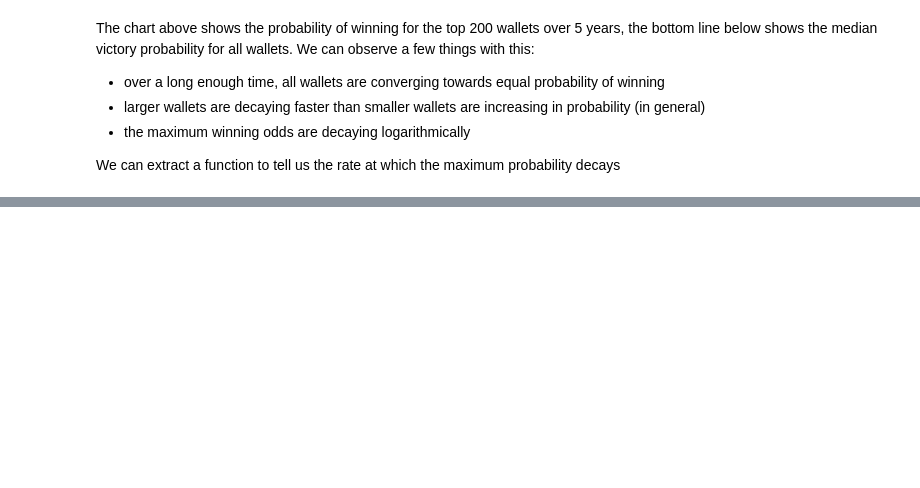
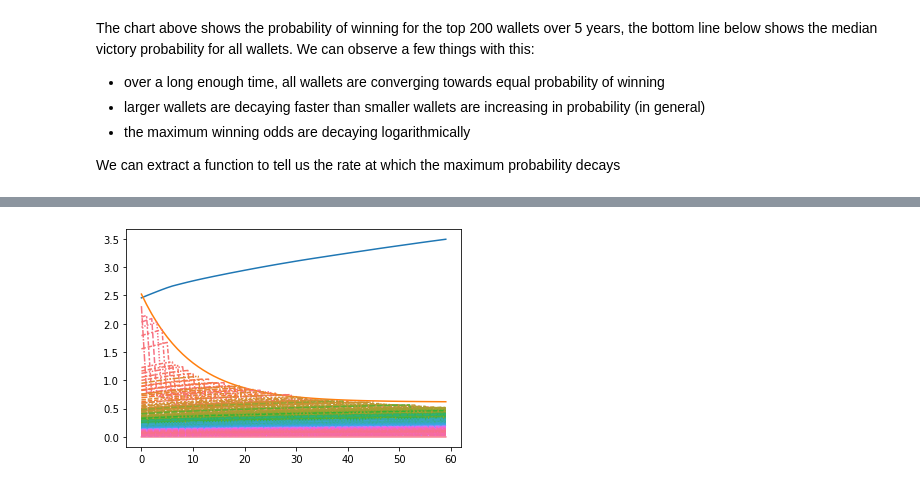
Before and after one commit to BryanEastman/ICPCs-Raffle, a Jupyter notebook: ICPCs Reward Distributions.ipynb, the cells around one changed output, grey strips where cells are left out. Cells and saved outputs as stored; diff of their text form; code cells hidden in the pictures; blank space fills up the shorter version.

Commit message:
made the data a little more reusable, demonstrated the first strategy

```diff
--- a/ICPCs Reward Distributions.ipynb
+++ b/ICPCs Reward Distributions.ipynb
@@ -120,4 +124,8 @@ pages parsed: 2 for account: …5284e1, 100.00% finished
 # %%
+# save data to json file
+data_json = os.path.join(os.getcwd(), 'data_json.json')
+with open(data_json, 'w') as file:
+    json.dump(avg_nri, file)
 # assign ti_exp to a dict by acct
 avg_ti_exp = {v: avg_nri[v]['ti_exp'] for v in avg_nri}
 # %%
@@ -293,0 +308,23 @@ Our overall strategy to maximize return and minimize the loss incurred by winnin
+# %%
+with open((os.path.join(os.getcwd(),'data_json.json'))) as file:
+    data = json.load(file)
+# take top wallet
+top_wallet = data[holders.iloc[0,0]]['all_ti_exp']
+# create named df cols with ticket amounts
+spread_wallet = {}
+for i, v in enumerate(top_wallet):
+    name = f"whale_{i}"
+    spread_wallet[name] = 7777 * 2 * v + 7777
+# convert to df
+spread_df = pd.DataFrame.from_dict(spread_wallet,orient='index').reset_index()
+spread_df.rename(columns={
+    "index":"Account",
+    0:"Initial Tickets"
+},inplace=True)
+# from main df, drop top wallet to replace with spread wallets
+new_holders = holders[['Account','Initial Tickets']].iloc[1:,:].copy()
+# combine DataFrames
+combined = pd.concat([spread_df,new_holders])
+# run sim and extract probabilities for the new data
+spread_sim = run_sim(combined)
+spread_probs = get_probabilities(spread_sim)
@@ -293,0 +345,9 @@ Our overall strategy to maximize return and minimize the loss incurred by winnin
+# %%
+%matplotlib inline
+whale_probability = spread_probs[spread_df['Account']].sum(axis=1)
+sns.lineplot(x=range(len(whale_probability)),y = whale_probability)
+plt.plot(x,exp_decay(x,*popt))
+sns.lineplot(data=spread_probs.iloc[:,201:500], legend=False)
+plt.show()
+# %% [output]
+[figure, added]
```
Also changed, not shown: parts of 14 cells of this notebook, 2 other files.
